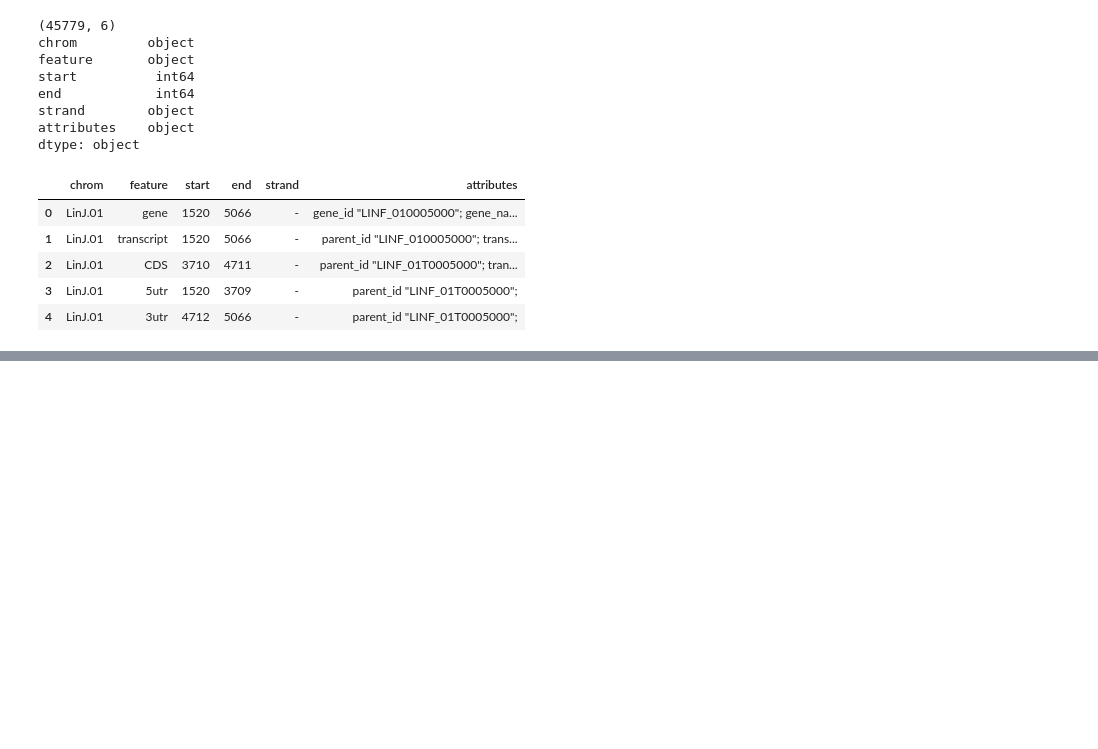
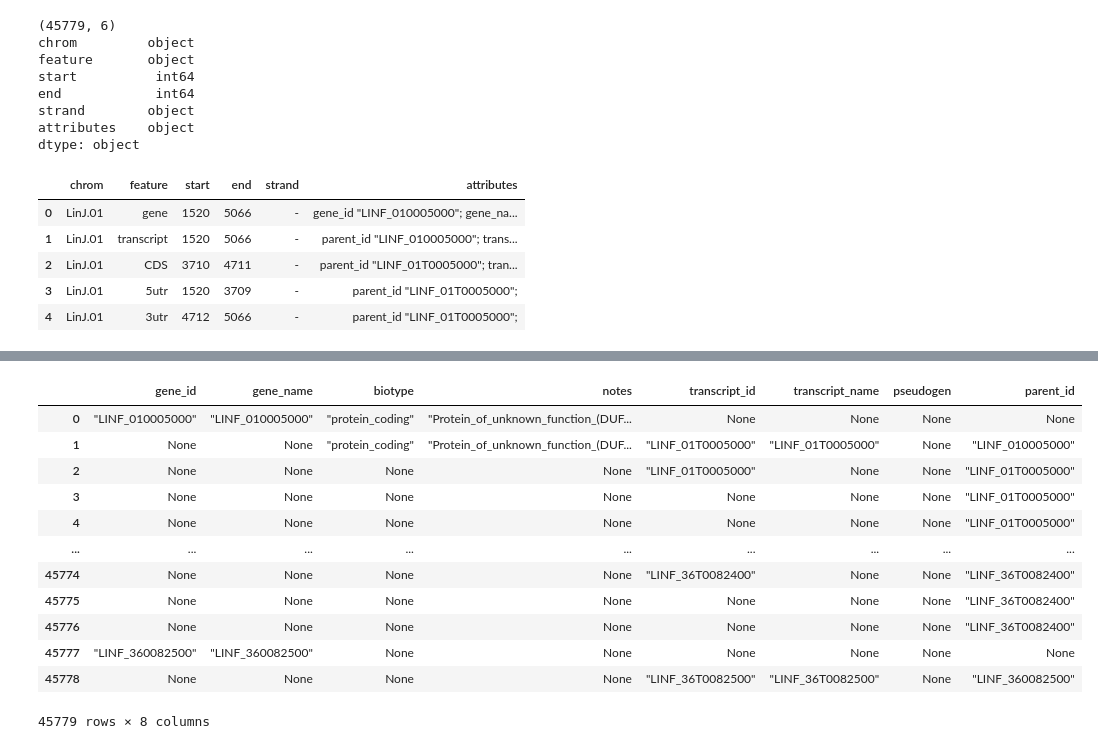
Before and after one commit to Viskuit/Test_BEDOPS, a Jupyter notebook: 23.SIDER_vs_GTF/1.test.ipynb, the cells around one changed output, grey strips where cells are left out. Drawn from its saved outputs; the diff is of its cells as text; code cells hidden in the pictures; blank space fills up the shorter version.

```diff
--- a/23.SIDER_vs_GTF/1.test.ipynb
+++ b/23.SIDER_vs_GTF/1.test.ipynb
@@ -186,0 +142,19 @@ print(attributes_split)
+# %%
+# Let's count first the number of elements in the `attributes` column
+atr_dict = {}
+for index, row in gtf_df.iterrows():
+    # print(index, ":", sep="")
+    for atr in row["attributes"].split(";"):
+        atr = atr.strip()  # Remove leading and trailing whitespaces
+        if len(atr.strip()) == 0:  # Skip empty attribute ""
+            continue
+        # print(f"\t{'-'*50}")
+        # print(f"\tatribute: {atr.strip()}")
+        key = atr.split(" ")[0]
+        if key not in atr_dict:
+            atr_dict[key] = 1
+
+        else:
+            atr_dict[key] += 1
+        # print(f"\t{atr_dict}")
+print(atr_dict)
@@ -186,0 +214,18 @@ print(attributes_split)
+# %%
+# Transforming the list of dicts into a DataFrame
+new_col_df = pd.DataFrame(new_col_df)
+new_col_df
+# %% [output]
+|  | gene_id | gene_name | biotype | notes | transcript_id | transcript_name | pseudogen | parent_id |
+| 0 | "LINF_010005000" | "LINF_010005000" | "protein_coding" | "Protein_of_unknown_function_(DUF... | None | None | None | None |
+| 1 | None | None | "protein_coding" | "Protein_of_unknown_function_(DUF... | "LINF_01T0005000" | "LINF_01T0005000" | None | "LINF_010005000" |
+| 2 | None | None | None | None | "LINF_01T0005000" | None | None | "LINF_01T0005000" |
+| 3 | None | None | None | None | None | None | None | "LINF_01T0005000" |
+| 4 | None | None | None | None | None | None | None | "LINF_01T0005000" |
+| ... | ... | ... | ... | ... | ... | ... | ... | ... |
+| 45774 | None | None | None | None | "LINF_36T0082400" | None | None | "LINF_36T0082400" |
+| 45775 | None | None | None | None | None | None | None | "LINF_36T0082400" |
+| 45776 | None | None | None | None | None | None | None | "LINF_36T0082400" |
+| 45777 | "LINF_360082500" | "LINF_360082500" | None | None | None | None | None | None |
+| 45778 | None | None | None | None | "LINF_36T0082500" | "LINF_36T0082500" | None | "LINF_360082500" |
+45779 rows × 8 columns
```
Also changed, not shown: parts of 17 cells of this notebook.
